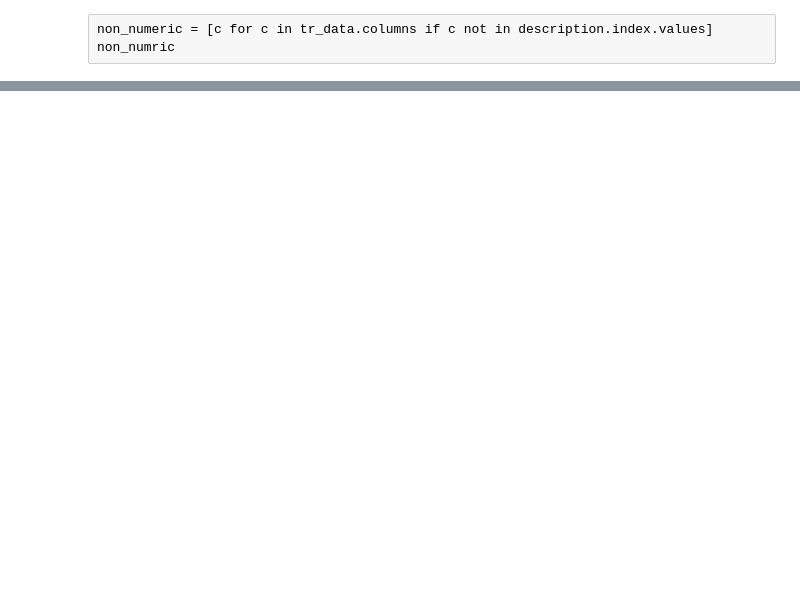
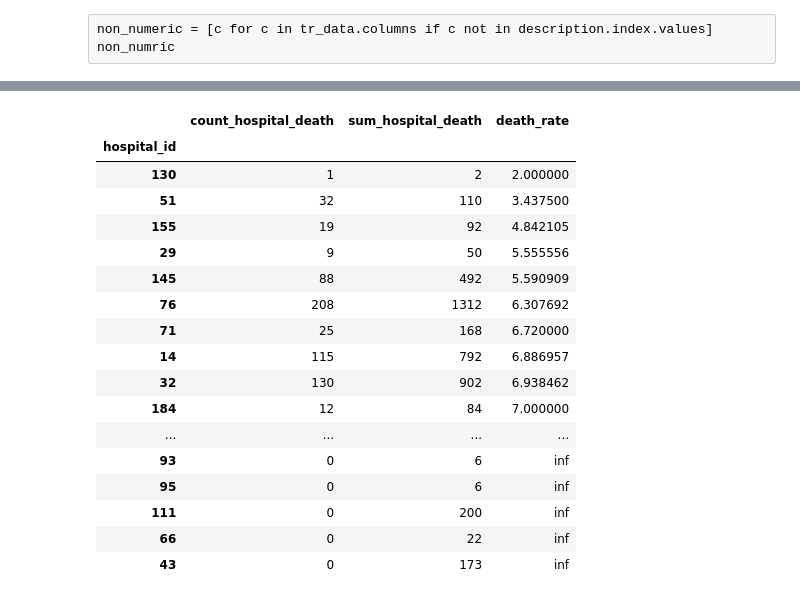
Before and after one commit to shlomii/wids2020, a Jupyter notebook: wids-2020.ipynb, the cells around one changed output, grey strips where cells are left out. Drawn from its saved outputs; the diff is of its cells as text; code cells hidden in the pictures; blank space fills up the shorter version.

```diff
--- a/wids-2020.ipynb
+++ b/wids-2020.ipynb
@@ -111,0 +254,24 @@ hist_grid_plot(tr_data, nrows = 4)
+# %%
+death_rate_per_hospital = tr_data.pivot_table(index='hospital_id', values='hospital_death', aggfunc=['sum', 'count'])
+death_rate_per_hospital.columns = ['count_hospital_death', 'sum_hospital_death']
+death_rate_per_hospital['death_rate'] = death_rate_per_hospital['sum_hospital_death'] / death_rate_per_hospital['count_hospital_death']
+death_rate_per_hospital.sort_values('death_rate', ascending = True)
+# %% [output]
+|  | count_hospital_death | sum_hospital_death | death_rate |
+| hospital_id |  |  |  |
+| 130 | 1 | 2 | 2.000000 |
+| 51 | 32 | 110 | 3.437500 |
+| 155 | 19 | 92 | 4.842105 |
+| 29 | 9 | 50 | 5.555556 |
+| 145 | 88 | 492 | 5.590909 |
+| 76 | 208 | 1312 | 6.307692 |
+| 71 | 25 | 168 | 6.720000 |
+| 14 | 115 | 792 | 6.886957 |
+| 32 | 130 | 902 | 6.938462 |
+| 184 | 12 | 84 | 7.000000 |
+| ... | ... | ... | ... |
+| 93 | 0 | 6 | inf |
+| 95 | 0 | 6 | inf |
+| 111 | 0 | 200 | inf |
+| 66 | 0 | 22 | inf |
+| 43 | 0 | 173 | inf |
```
Also changed, not shown: parts of 22 cells of this notebook.
